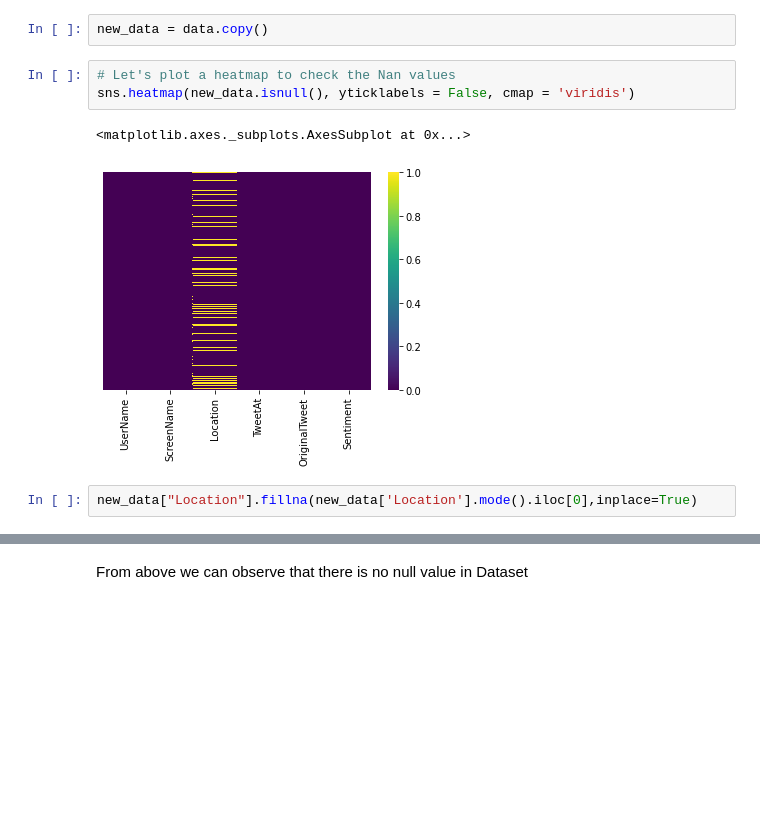
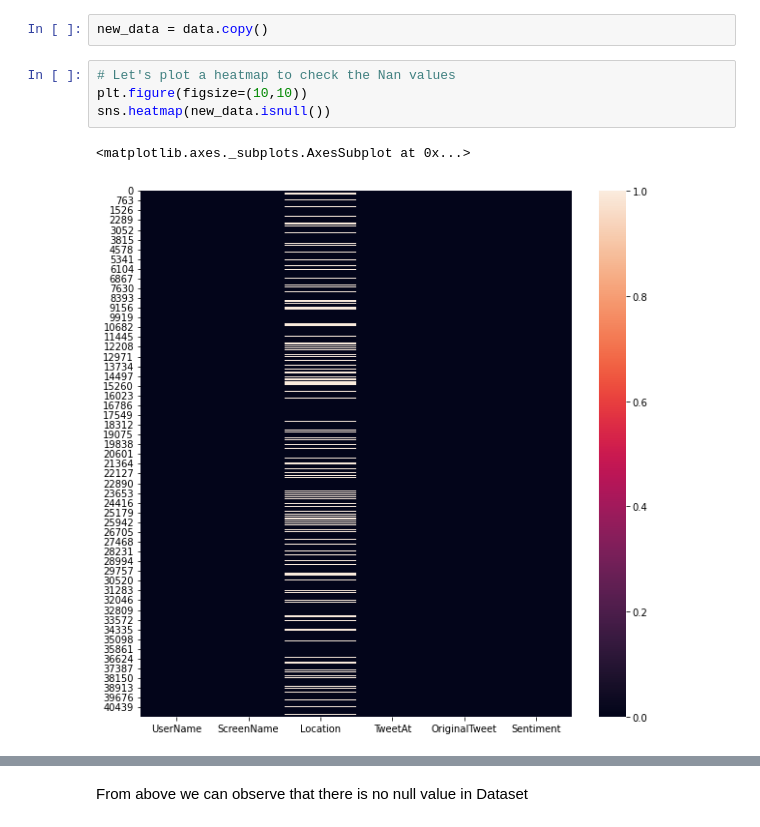
Before and after one commit to KapilNarayanSingh/Coronavirus-Tweet-Sentiment-Analysis, a Jupyter notebook: Coronavirus_Tweet_Sentiment_Analysis.ipynb, the cells around one changed output, grey strips where cells are left out. Drawn from its saved outputs; the diff is of its cells as text; blank space fills up the shorter version.

```diff
--- a/Coronavirus_Tweet_Sentiment_Analysis.ipynb
+++ b/Coronavirus_Tweet_Sentiment_Analysis.ipynb
@@ -61,9 +61,8 @@ data.shape
 new_data = data.copy()
 # %%
 # Let's plot a heatmap to check the Nan values
-sns.heatmap(new_data.isnull(), yticklabels = False, cmap = 'viridis')
+plt.figure(figsize=(10,10))
+sns.heatmap(new_data.isnull())
 # %% [output]
 <matplotlib.axes._subplots.AxesSubplot at 0x...>
-[figure, old version]
+[figure, new version]
-# %%
-new_data["Location"].fillna(new_data['Location'].mode().iloc[0],inplace=True)
```
Also changed, not shown: parts of 16 cells of this notebook.
